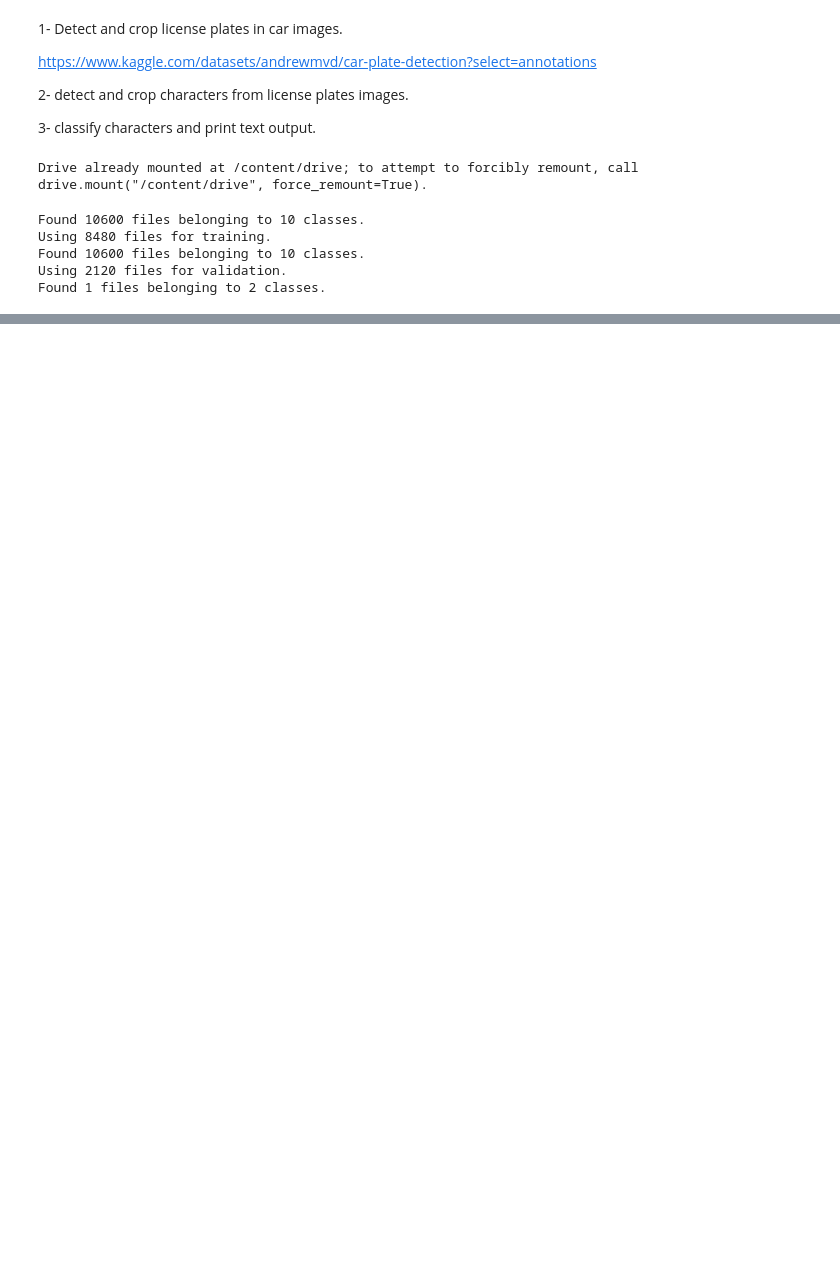
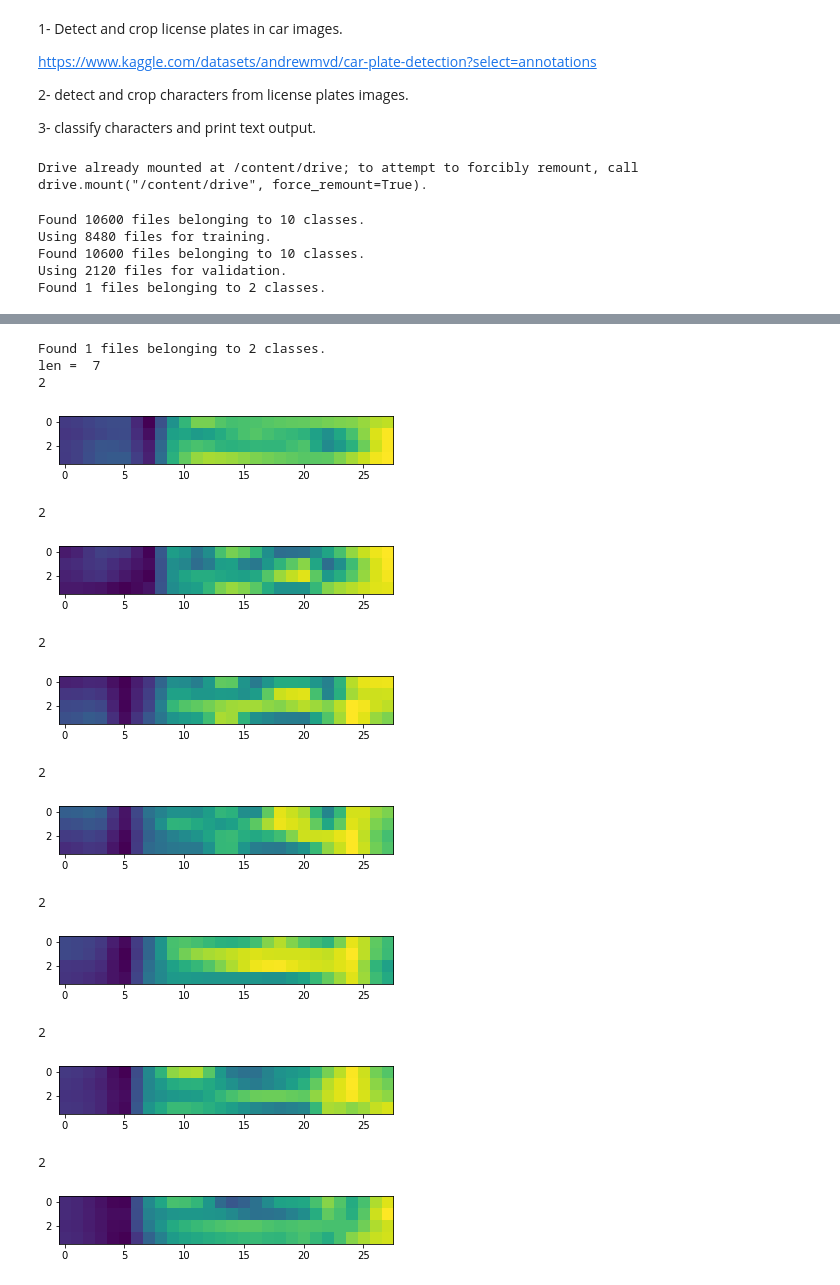
Before and after one commit to Samir-atra/license-plate-recognition, a Jupyter notebook: LPR/LPR.ipynb, the cells around one changed output, grey strips where cells are left out. Cells and saved outputs as stored; diff of their text form; code cells hidden in the pictures; blank space fills up the shorter version.

```diff
--- a/LPR/LPR.ipynb
+++ b/LPR/LPR.ipynb
@@ -233,38 +250,56 @@ KeyboardInterrupt: ignored
 # %%
 samp_path = pathlib.Path('/content/drive/MyDrive/imageai/LPDS/LP-detected-objects')
 
 sampl_path = tf.keras.utils.image_dataset_from_directory(
     samp_path,
     labels= 'inferred',
     seed= 1,
     batch_size=1,
-    image_size=(imput_dim, input_dim),
+    image_size=(input_dim, input_dim),
     color_mode="grayscale",
     shuffle=False)
 
 loading_path = pathlib.Path('/content/drive/MyDrive/RNNTest/RNNSavedModels/')
 loaded_model = tf.keras.models.load_model(loading_path, compile=True)
 
 loaded_model.compile(
     optimizer='adam',
     loss=tf.losses.SparseCategoricalCrossentropy(),
     metrics=['accuracy'])
 
 sample_list = []
-for sample,label in sampl_path:
-    sample = np.array(sample)
-    sample = sample.reshape(8, 8, 64)                # not sure what
+for sample,label in sampl_path.take(1):
+    #sample = np.array(sample)
+    sample = tf.image.rot90(sample, k=1)
     sample_list.append(sample)
     continue
 
 sample_list = np.array(sample_list)
+sample_list = sample_list[0].reshape(7, 4, 28)                # not sure what
 print("len = ", len(sample_list))
 for sample in sample_list:
-    predictions = loaded_model.predict(sample)
+    predictions = loaded_model.predict(tf.expand_dims(sample, 0))
     pred = np.argmax(predictions, axis=1)
     print(pred[0])
-    plt.imshow(sample[0])
+    plt.imshow(sample)
     plt.show()
+# %% [output]
+Found 1 files belonging to 2 classes.
+len =  7
+2
+[figure, added]
+2
+[figure, added]
+2
+[figure, added]
+2
+[figure, added]
+2
+[figure, added]
+2
+[figure, added]
+2
+[figure, added]
 # %%
 # with tf.device("CPU:0"):
 #     cpu_model = build_model(allow_cudnn_kernel=True)
```
Also changed, not shown: parts of 2 cells of this notebook.
